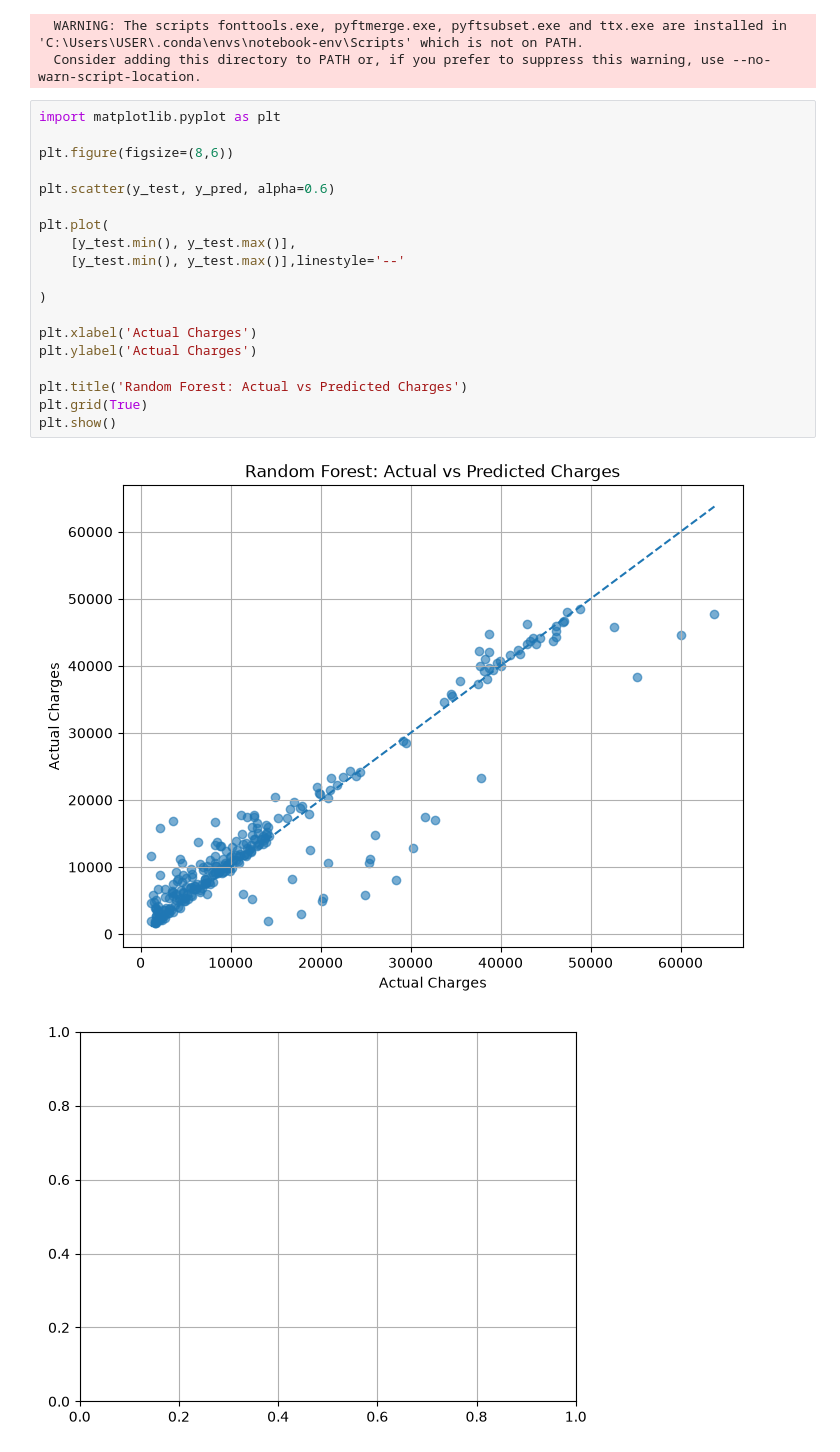
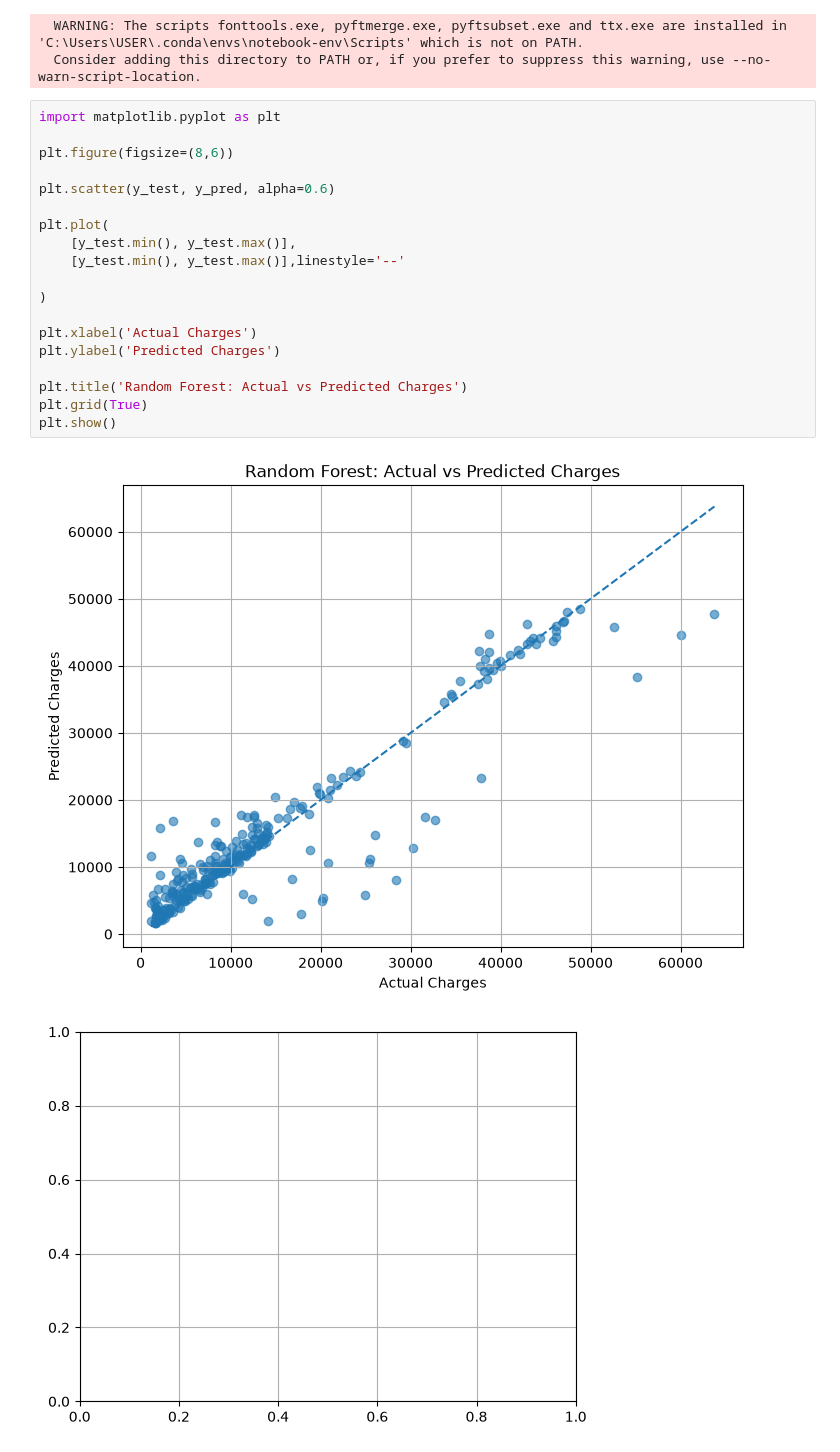
Before and after one commit to FlorenceT-eng/medical-insurance-cost-capstone, a Jupyter notebook: medical-insurance-cost-capstone/notebooks/Random forest_Akinlamilo blessing.ipynb, the cells around one changed output. Saved outputs shown, nothing was run; the diff lists cells and outputs as text.

```diff
--- a/medical-insurance-cost-capstone/notebooks/Random forest_Akinlamilo blessing.ipynb
+++ b/medical-insurance-cost-capstone/notebooks/Random forest_Akinlamilo blessing.ipynb
@@ -219,24 +218,24 @@ Note: you may need to restart the kernel to use updated packages.
 # %%
 import matplotlib.pyplot as plt
 
 plt.figure(figsize=(8,6))
 
 plt.scatter(y_test, y_pred, alpha=0.6)
 
 plt.plot(
     [y_test.min(), y_test.max()],
     [y_test.min(), y_test.max()],linestyle='--'
 
 )
 
 plt.xlabel('Actual Charges')
-plt.ylabel('Actual Charges')
+plt.ylabel('Predicted Charges')
 
 plt.title('Random Forest: Actual vs Predicted Charges')
 plt.grid(True)
 plt.show()
 # %% [output]
-[figure, old version]
+[figure, new version]
 # %%
 # %% [output]
 [figure]
```
Also changed, not shown: parts of 5 cells of this notebook.
